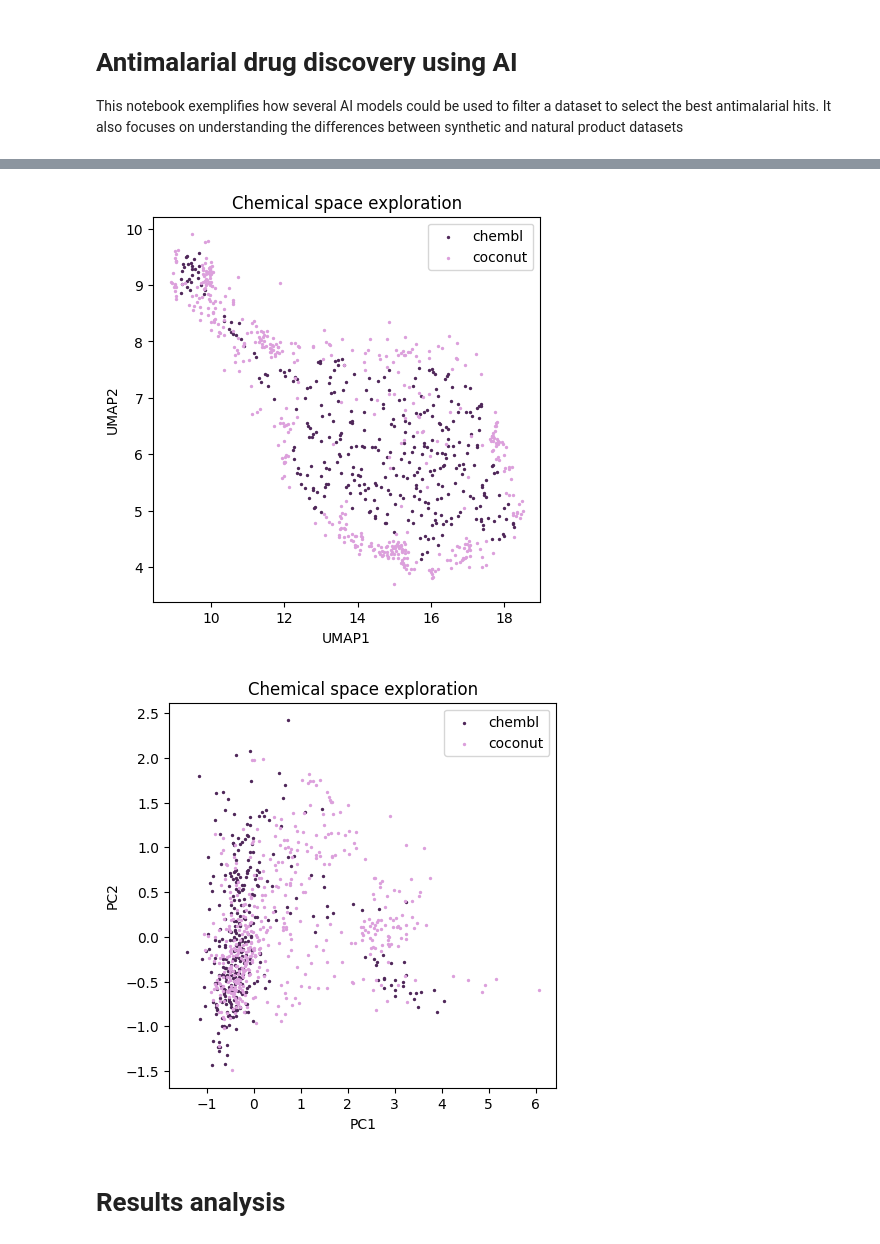
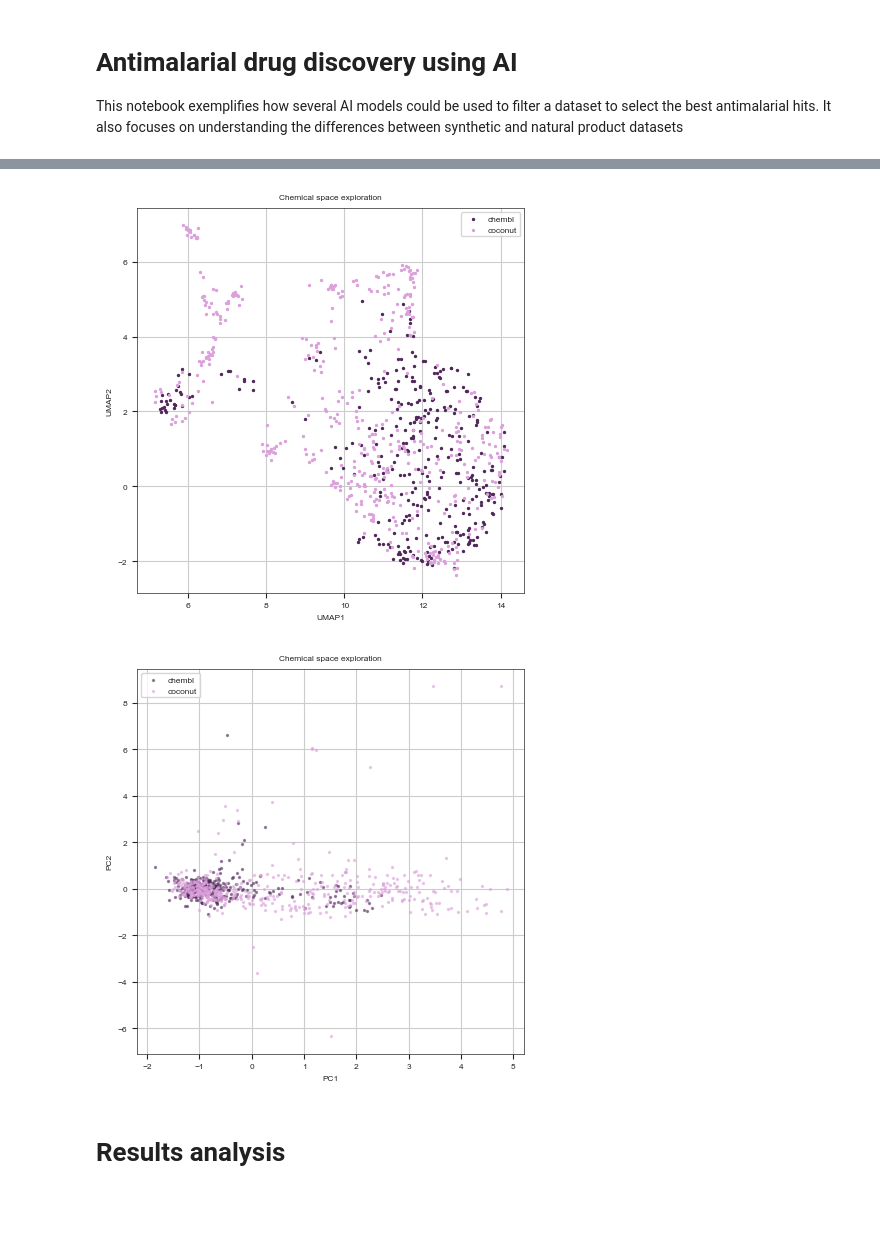
Before and after one commit to ersilia-os/ersilia-intro-workshop, a Jupyter notebook: notebooks/m1_antimalarial_exercise.ipynb, the cells around one changed output, grey strips where cells are left out. Saved outputs shown, nothing was run; the diff lists cells and outputs as text; code cells hidden in the pictures; blank space fills up the shorter version.

```diff
--- a/notebooks/m1_antimalarial_exercise.ipynb
+++ b/notebooks/m1_antimalarial_exercise.ipynb
@@ -14,3 +14,22 @@ FIGUREPATH = "../figures"
 # %%
 ch = pd.read_csv(os.path.join(DATAPATH, "chembl_selected.csv"))
 co = pd.read_csv(os.path.join(DATAPATH, "coconut_selected.csv"))
+# %%
+from rdkit import Chem
+from rdkit.Chem.Descriptors import qed
+from rdkit.Chem.Descriptors import ExactMolWt
+from rdkit.Chem.Descriptors import MolLogP
+
+# Calculate Relevant PHYSCHEM
+
+allsmiles = ch["smiles"].tolist()
+allmols = [Chem.MolFromSmiles(smi) for smi in allsmiles]
+ch["mw"] = [ExactMolWt(mol) for mol in allmols]
+ch["logp"] = [MolLogP(mol) for mol in allmols]
+ch["qed"] = [qed(mol) for mol in allmols]
+# %%
+allsmiles = co["smiles"].tolist()
+allmols = [Chem.MolFromSmiles(smi) for smi in allsmiles]
+co["mw"] = [ExactMolWt(mol) for mol in allmols]
+co["logp"] = [MolLogP(mol) for mol in allmols]
+co["qed"] = [qed(mol) for mol in allmols]
@@ -17,25 +63,26 @@ co = pd.read_csv(os.path.join(DATAPATH, "coconut_selected.csv"))
 # %%
 from lazyqsar.descriptors.descriptors import ErsiliaCompoundEmbeddings
 from umap import UMAP
 
 desc = ErsiliaCompoundEmbeddings()
 ch_descs = desc.transform(ch["smiles"])
 co_descs = desc.transform(co["smiles"])
 
 reducer = UMAP()
-umap_ch = reducer.fit_transform(ch_descs)
+reducer.fit(np.vstack([ch_descs, co_descs]))
+umap_ch = reducer.transform(ch_descs)
 umap_co = reducer.transform(co_descs)
 
 fig,ax = plt.subplots(1,1, figsize=(5,5))
 ax.scatter(umap_ch[:,0], umap_ch[:,1], c="#50285a", s=2, label="chembl")
 ax.scatter(umap_co[:,0], umap_co[:,1], c="#dca0dc", s=2, label="coconut")
 ax.set_title("Chemical space exploration")
 ax.set_xlabel("UMAP1")
 ax.set_ylabel("UMAP2")
 ax.legend()
 plt.savefig(os.path.join(FIGUREPATH,"umap_chembl_coconut.png"), dpi=300)
 # %% [output]
-[figure, old version]
+[figure, new version]
 # %%
 from sklearn.decomposition import PCA
 
@@ -43,20 +90,21 @@ desc = ErsiliaCompoundEmbeddings()
 ch_descs = desc.transform(ch["smiles"])
 co_descs = desc.transform(co["smiles"])
 
-reducer = PCA(n_components=2)
-pca_ch = reducer.fit_transform(ch_descs)
+reducer = PCA(n_components=4)
+reducer.fit(np.vstack([ch_descs, co_descs]))
+pca_ch = reducer.transform(ch_descs)
 pca_co = reducer.transform(co_descs)
 
 fig,ax = plt.subplots(1,1, figsize=(5,5))
-ax.scatter(pca_ch[:,0], pca_ch[:,1], c="#50285a", s=2, label="chembl")
-ax.scatter(pca_co[:,0], pca_co[:,1], c="#dca0dc", s=2, label="coconut")
+ax.scatter(pca_ch[:,0], pca_ch[:,1], c="#50285a", alpha =0.5, s=2, label="chembl")
+ax.scatter(pca_co[:,0], pca_co[:,1], c="#dca0dc",alpha =0.5, s=2, label="coconut")
 ax.set_title("Chemical space exploration")
 ax.set_xlabel("PC1")
 ax.set_ylabel("PC2")
 ax.legend()
 plt.savefig(os.path.join(FIGUREPATH,"pca_chembl_coconut.png"), dpi=300)
 # %% [output]
-[figure, old version]
+[figure, new version]
 # %% [markdown]
 # Results analysis
 # %%
```
Also changed, not shown: parts of 34 cells of this notebook, 52 other files.
